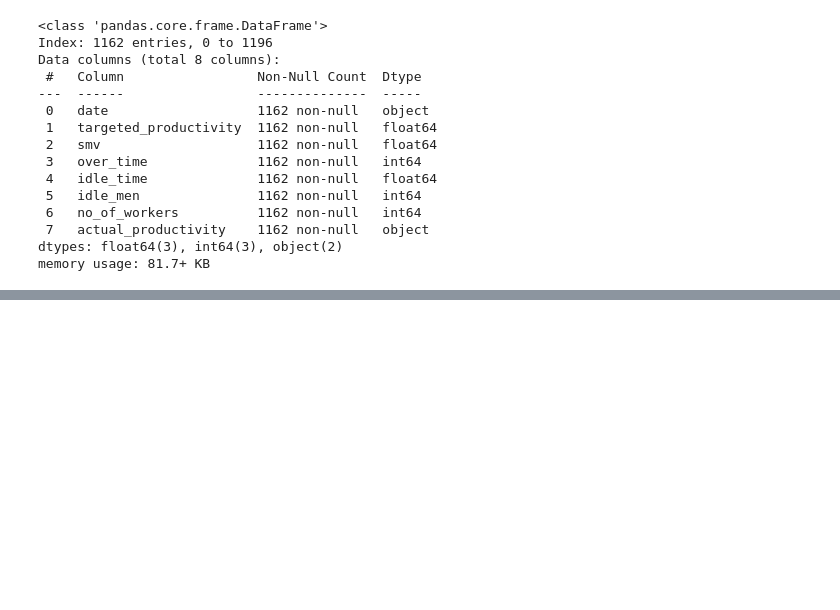
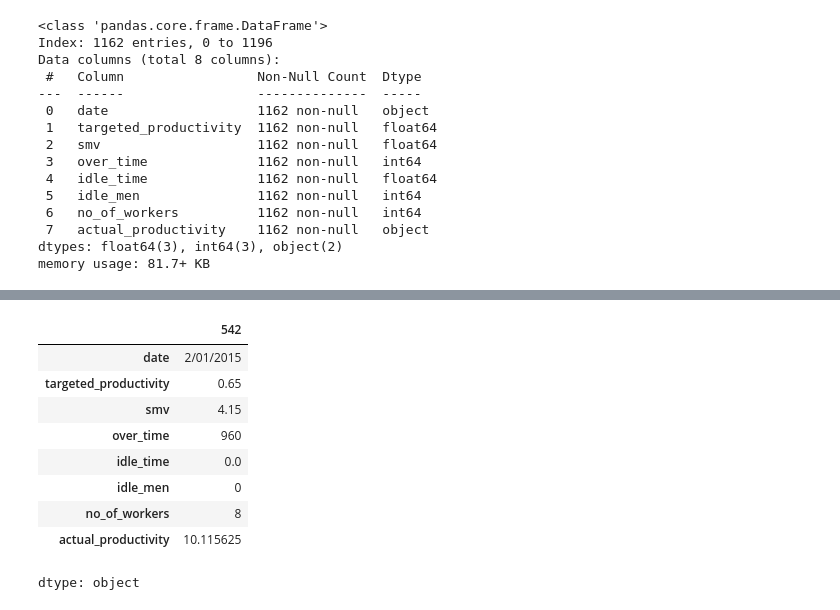
Before and after one commit to jerussi123/Proyecto_tec_andes, a Jupyter notebook: Soporte_1_Fuentes_de_Limpieza.ipynb, the cells around one changed output, grey strips where cells are left out. Saved outputs shown, nothing was run; the diff lists cells and outputs as text; code cells hidden in the pictures; blank space fills up the shorter version.

```diff
--- a/Soporte_1_Fuentes_de_Limpieza.ipynb
+++ b/Soporte_1_Fuentes_de_Limpieza.ipynb
@@ -126,0 +157,13 @@ df['actual_productivity'] = pd.to_numeric(df['actual_productivity'], errors='coe
+# %%
+df.loc[542]
+# %% [output]
+|  | 542 |
+| date | 2/01/2015 |
+| targeted_productivity | 0.65 |
+| smv | 4.15 |
+| over_time | 960 |
+| idle_time | 0.0 |
+| idle_men | 0 |
+| no_of_workers | 8 |
+| actual_productivity | 10.115625 |
+dtype: object
```
Also changed, not shown: parts of 11 cells of this notebook.
